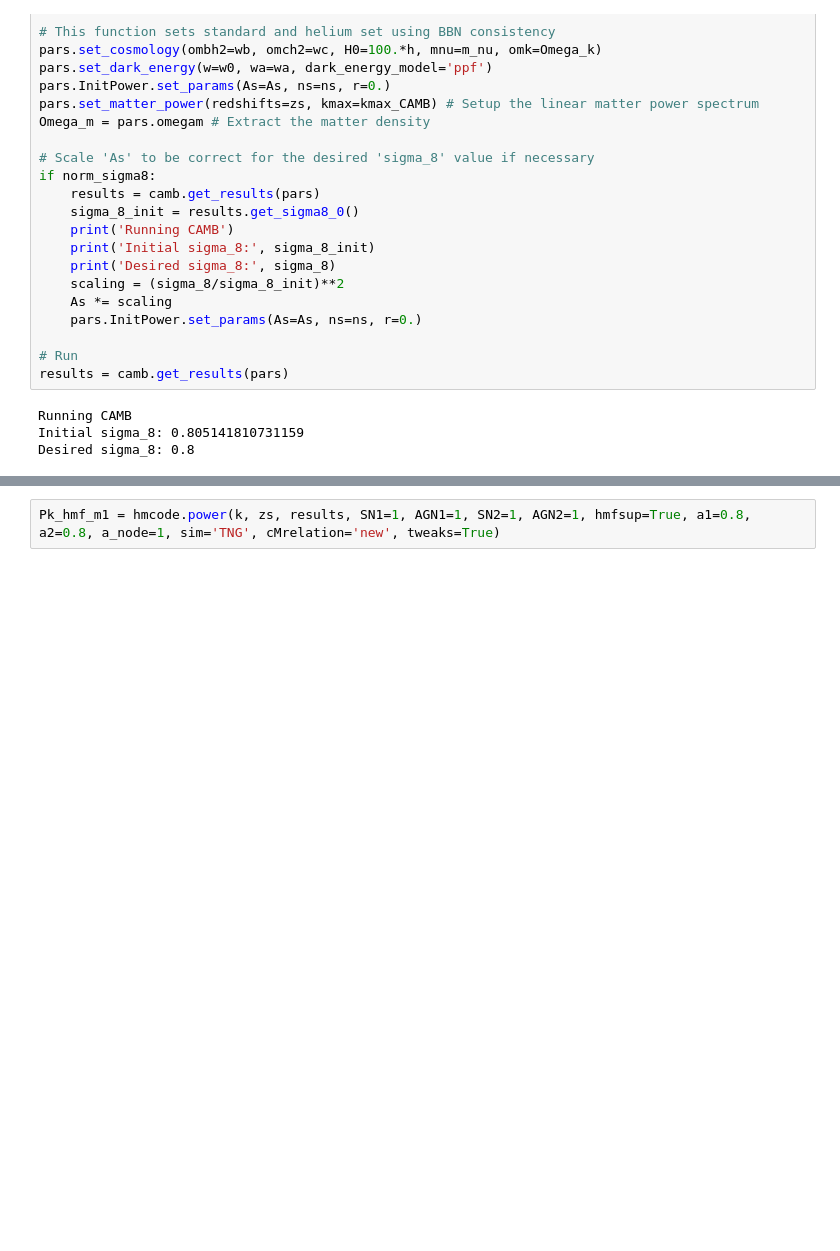
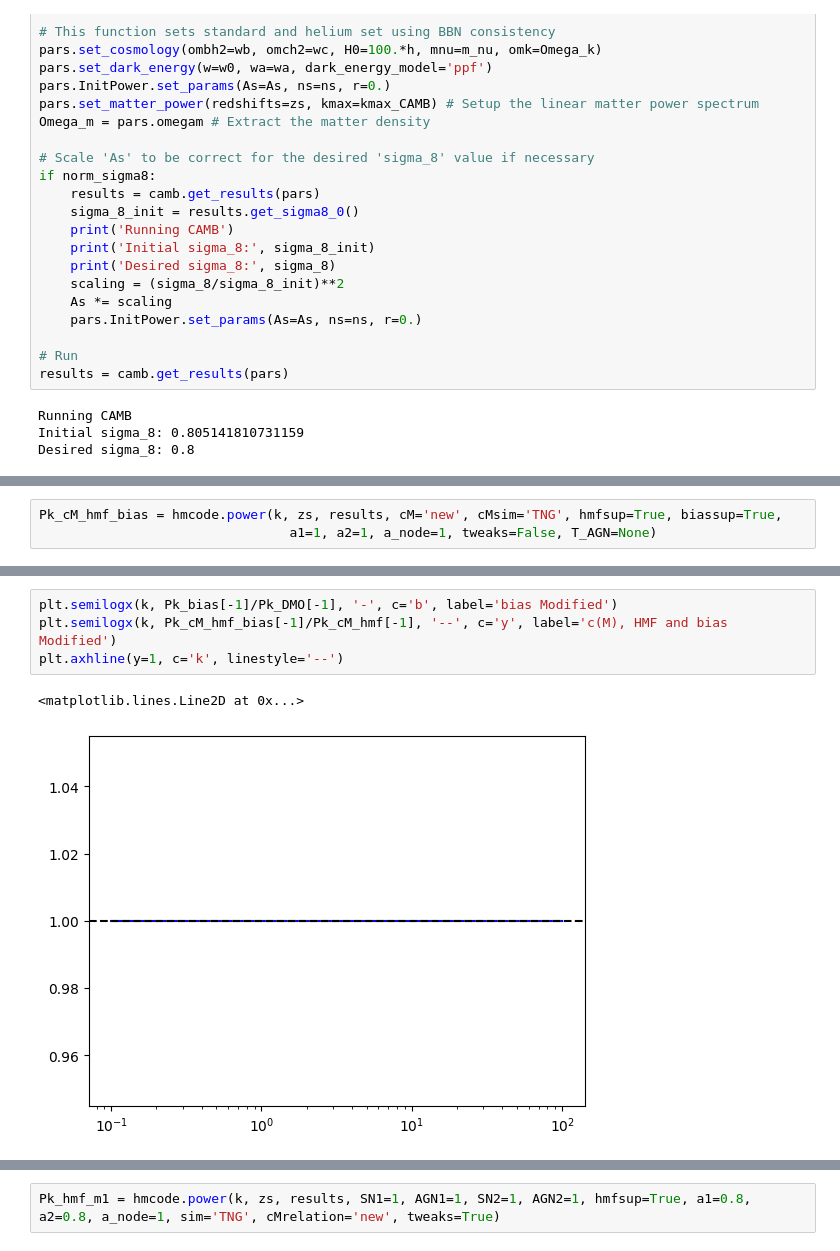
Before and after one commit to mynamesnoname/HMcode-python, a Jupyter notebook: z_test.ipynb, the cells around one changed output, grey strips where cells are left out. Drawn from its saved outputs; the diff is of its cells as text; blank space fills up the shorter version.

```diff
--- a/z_test.ipynb
+++ b/z_test.ipynb
@@ -72 +73,4 @@ Pk_DMO = hmcode.power(k, zs, results, cM='new', cMsim='DMO', hmfsup=False, a1=1,
+# %%
+Pk_cM_hmf_bias = hmcode.power(k, zs, results, cM='new', cMsim='TNG', hmfsup=True, biassup=True,
+                                a1=1, a2=1, a_node=1, tweaks=False, T_AGN=None)
 # %%
@@ -96,3 +107,10 @@ plt.legend()
+# %%
+plt.semilogx(k, Pk_bias[-1]/Pk_DMO[-1], '-', c='b', label='bias Modified')
+plt.semilogx(k, Pk_cM_hmf_bias[-1]/Pk_cM_hmf[-1], '--', c='y', label='c(M), HMF and bias Modified')
+plt.axhline(y=1, c='k', linestyle='--')
+# %% [output]
+<matplotlib.lines.Line2D at 0x...>
+[figure, added]
 # %%
 plt.semilogx(k, Pk_hmf_1[-1]/Pk_HMcode[-1], c='k', label='c(M) and HMF Modified v.s. c(M) Modified')
 plt.xlabel('k [h/Mpc], z=0')
```
Also changed, not shown: parts of 8 cells of this notebook, 25 other files.
